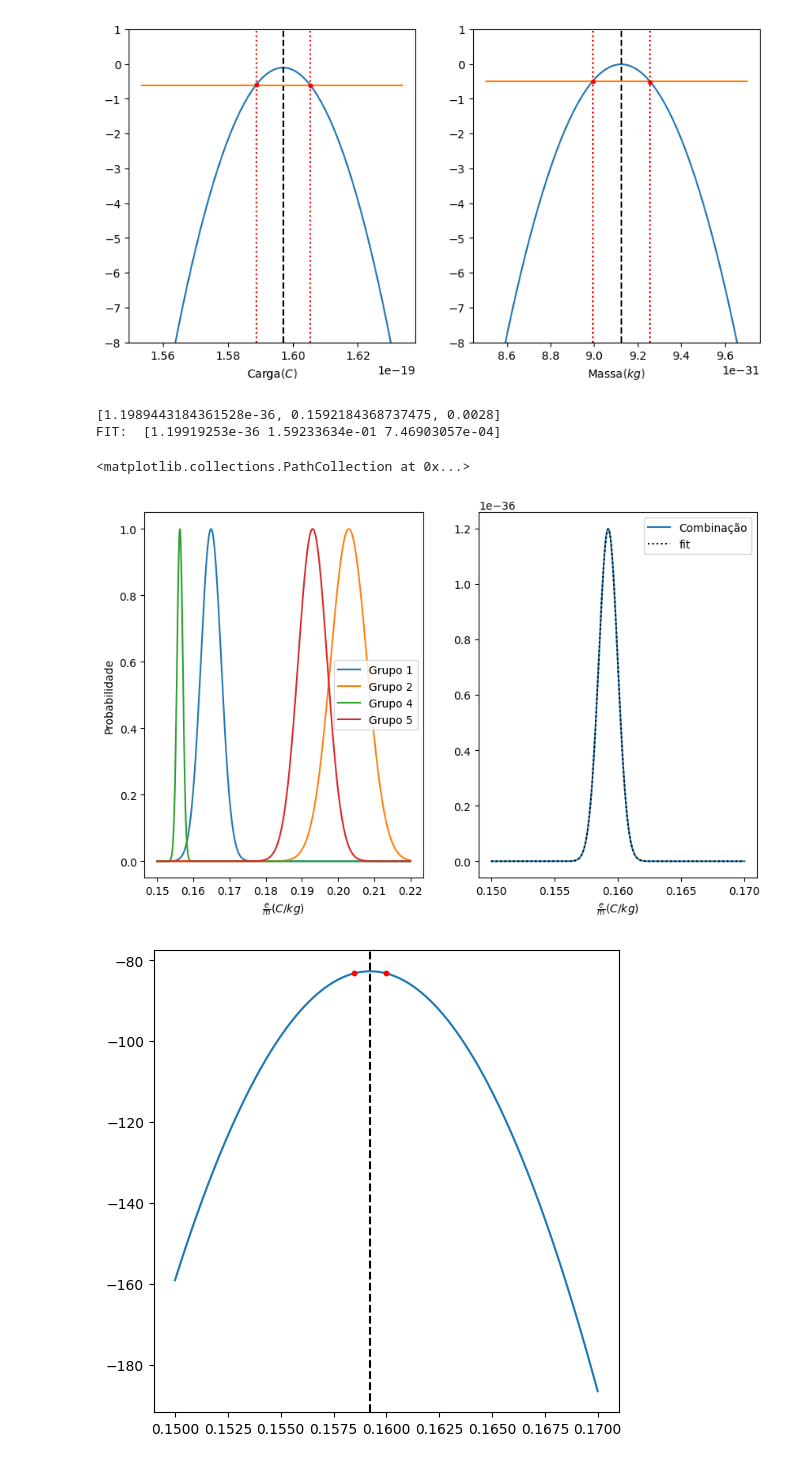
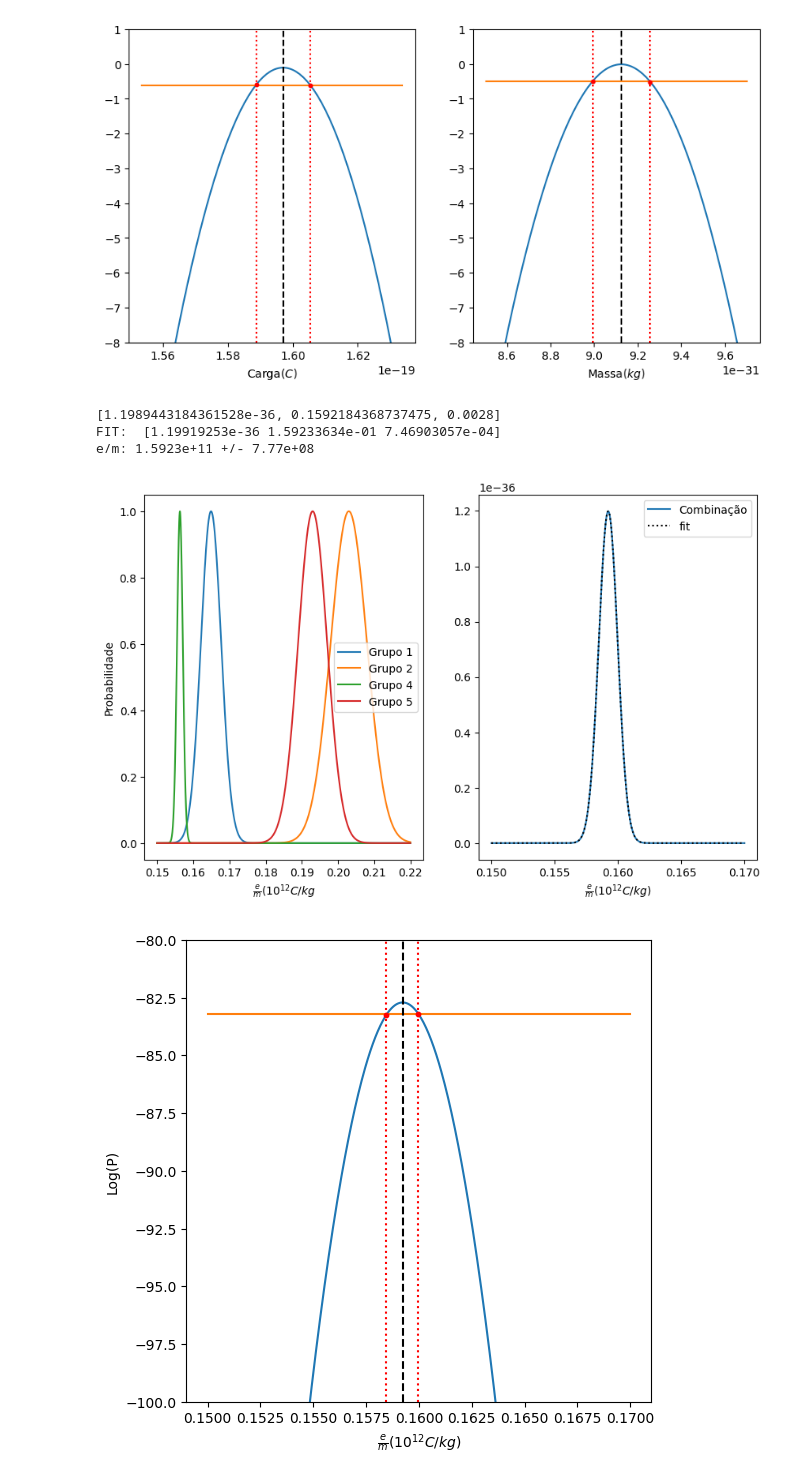
Before and after one commit to encarnacao/combinacao-lab1, a Jupyter notebook: Combination.ipynb, the cells around one changed output. Saved outputs shown, nothing was run; the diff lists cells and outputs as text; code cells hidden in the pictures.

```diff
--- a/Combination.ipynb
+++ b/Combination.ipynb
@@ -307,35 +307,42 @@ def combination(x):
 
 x = np.linspace(0.15,0.22,1000)
 fig, ax = plt.subplots(1,2,figsize=(10,6))
 for i in range(len(e_over_m)):
     label = f'Grupo {i+1}' if i<=1 else f'Grupo {i+2}'
     ax[0].plot(x,gaussian(x,e_over_m[i],e_over_m_err[i]), label=label)
 ax[0].legend()
-ax[0].set_xlabel(r'$\frac{e}{m} (C/kg)$')
+ax[0].set_xlabel(r'$\frac{e}{m} (10^{12}C/kg$')
 
 x_comb = np.linspace(0.15,0.17,500)
 guesses = [np.max(combination(x_comb)),x_comb[np.argmax(combination(x_comb))], e_over_m_err[0]]
 print(guesses)
 amax_eom, mean_eom, sigma_eom = fit(x_comb, combination, guesses)
 P_eom = lambda x: amax_eom*gaussian(x,mean_eom,sigma_eom)
 ax[1].plot(x_comb,combination(x_comb), label = "Combinação")
 ax[1].plot(x_comb, P_eom(x_comb) , "k:", label="fit")
 ax[1].legend()
-ax[1].set_xlabel(r'$\frac{e}{m} (C/kg)$')
+ax[1].set_xlabel(r'$\frac{e}{m} (10^{12}C/kg)$')
 ax[0].set_ylabel("Probabilidade")
 
 fig, ax = plt.subplots(1,1,figsize=(6,6))
 
 logP_eom = np.log(combination(x_comb))
 logP_eom_line = np.array([np.max(logP_eom) - 0.5]*len(x_comb))
 idx_eom = np.argwhere(np.diff(np.sign(logP_eom - logP_eom_line))).flatten()
 ax.plot(x_comb,logP_eom)
 ax.plot(x_comb,logP_eom_line)
 ax.axvline(mean_eom,color='k',linestyle='--')
 ax.scatter(x_comb[idx_eom],logP_eom[idx_eom],color='r',marker='o',s=10, zorder=10)
+ax.axvline(x_comb[idx_eom[0]],color='r',linestyle=':')
+ax.axvline(x_comb[idx_eom[1]],color='r',linestyle=':')
+ax.set_xlabel(r'$\frac{e}{m} (10^{12}C/kg)$')
+ax.set_ylabel("Log(P)")
+ax.set_ylim(-100,-80)
+
+print(f"e/m: {mean_eom*1e12:.4e} +/- {(mean_eom-x_comb[idx_eom[0]])*1e12:.2e}")
 # %% [output]
 [1.1989443184361528e-36, 0.1592184368737475, 0.0028]
 FIT:  [1.19919253e-36 1.59233634e-01 7.46903057e-04]
+e/m: 1.5923e+11 +/- 7.77e+08
-<matplotlib.collections.PathCollection at 0x...>
-[figure, old version]
+[figure, new version]
-[figure, old version]
+[figure, new version]
```
Also changed, not shown: parts of 1 cell of this notebook.
